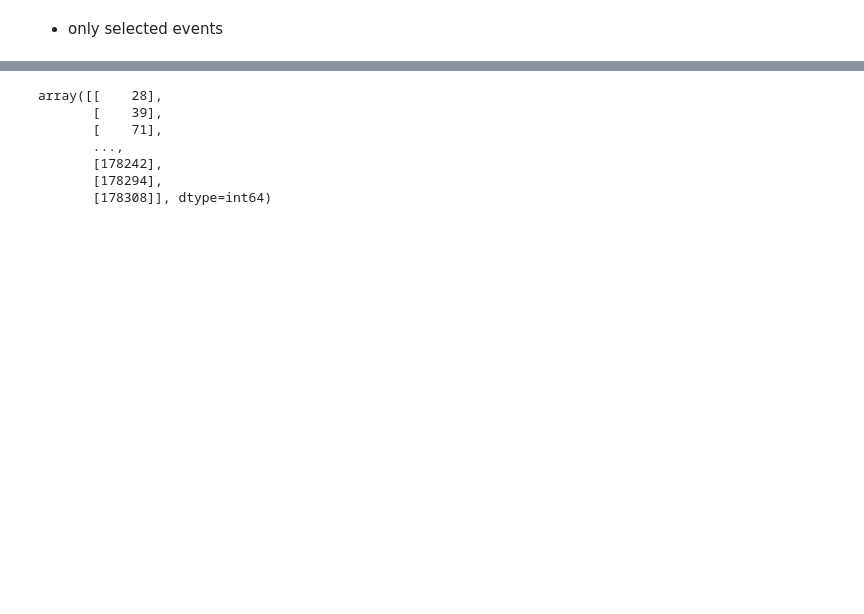
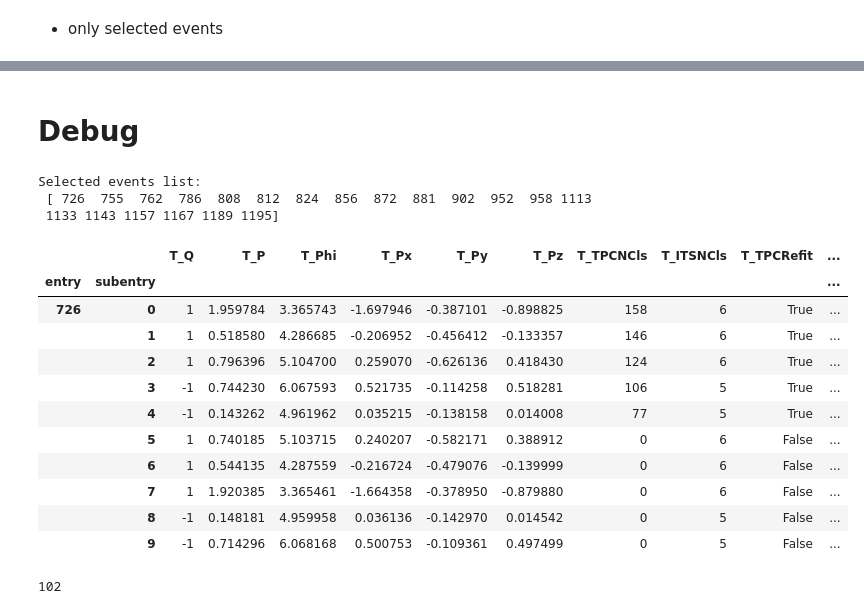
Before and after one commit to bdrum/cern-physics, a Jupyter notebook: notebooks/RhoPrime.ipynb, the cells around one changed output, grey strips where cells are left out. Saved outputs shown, nothing was run; the diff lists cells and outputs as text; code cells hidden in the pictures; blank space fills up the shorter version.

```diff
--- a/notebooks/RhoPrime.ipynb
+++ b/notebooks/RhoPrime.ipynb
@@ -432,10 +379,31 @@ GoodEvents = np.argwhere(select.sum()==4).flatten() # get events with 4 good tra
-# %%
-np.argwhere(data['T_ITSRefit'].any()==False)
-# %% [output]
-array([[    28],
-       [    39],
-       [    71],
-       ...,
-       [178242],
-       [178294],
-       [178308]], dtype=int64)
+# %% [markdown]
+# Debug
+# %%
+import pandas as pd
+GoodEvents = GetGoodEvents(TrackNum=5,ChargeEqualCondition=False)
+print("Selected events list: \n", GoodEvents[30:50])
+# 15
+n = 726
+df = events.pandas.df(["T_Q", "T_P*", "*Cls", "*Refit", "RunNum"], entrystart=n, entrystop=n+1)
+df.insert(10, "T_ITSsa", newT_ITSsa[n])
+df
+# %% [output]
+Selected events list:
+ [ 726  755  762  786  808  812  824  856  872  881  902  952  958 1113
+ 1133 1143 1157 1167 1189 1195]
+|  |  | T_Q | T_P | T_Phi | T_Px | T_Py | T_Pz | T_TPCNCls | T_ITSNCls | T_TPCRefit | ... |
+| entry | subentry |  |  |  |  |  |  |  |  |  | ... |
+| 726 | 0 | 1 | 1.959784 | 3.365743 | -1.697946 | -0.387101 | -0.898825 | 158 | 6 | True | ... |
+|  | 1 | 1 | 0.518580 | 4.286685 | -0.206952 | -0.456412 | -0.133357 | 146 | 6 | True | ... |
+|  | 2 | 1 | 0.796396 | 5.104700 | 0.259070 | -0.626136 | 0.418430 | 124 | 6 | True | ... |
+|  | 3 | -1 | 0.744230 | 6.067593 | 0.521735 | -0.114258 | 0.518281 | 106 | 5 | True | ... |
+|  | 4 | -1 | 0.143262 | 4.961962 | 0.035215 | -0.138158 | 0.014008 | 77 | 5 | True | ... |
+|  | 5 | 1 | 0.740185 | 5.103715 | 0.240207 | -0.582171 | 0.388912 | 0 | 6 | False | ... |
+|  | 6 | 1 | 0.544135 | 4.287559 | -0.216724 | -0.479076 | -0.139999 | 0 | 6 | False | ... |
+|  | 7 | 1 | 1.920385 | 3.365461 | -1.664358 | -0.378950 | -0.879880 | 0 | 6 | False | ... |
+|  | 8 | -1 | 0.148181 | 4.959958 | 0.036136 | -0.142970 | 0.014542 | 0 | 5 | False | ... |
+|  | 9 | -1 | 0.714296 | 6.068168 | 0.500753 | -0.109361 | 0.497499 | 0 | 5 | False | ... |
+# %%
+len(np.unique(data['RunNum']))
+# %% [output]
+102
```
Also changed, not shown: parts of 14 cells of this notebook, 1 other file.
